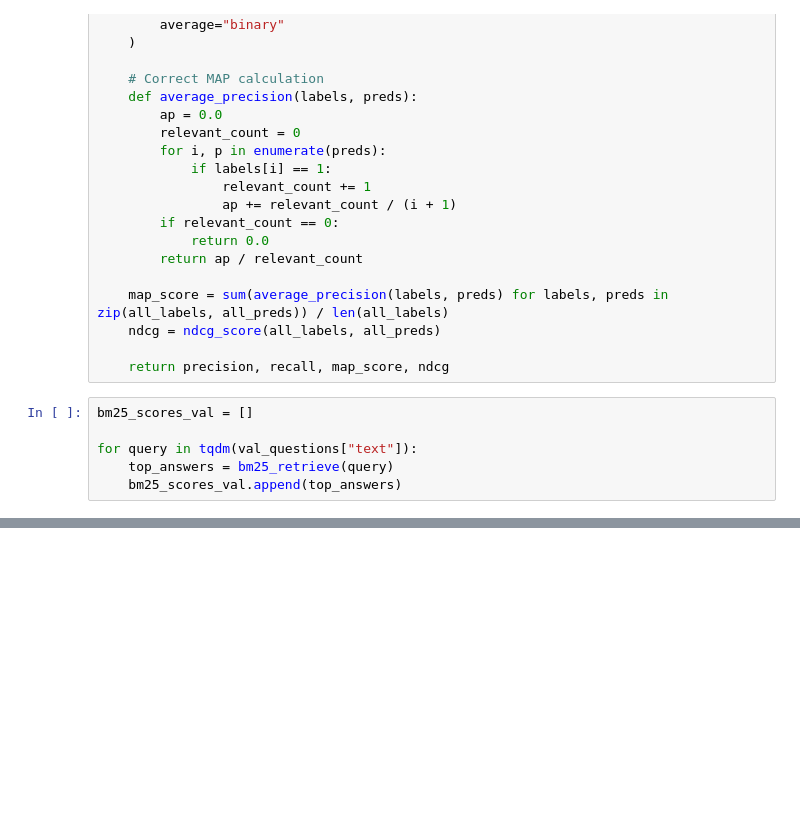
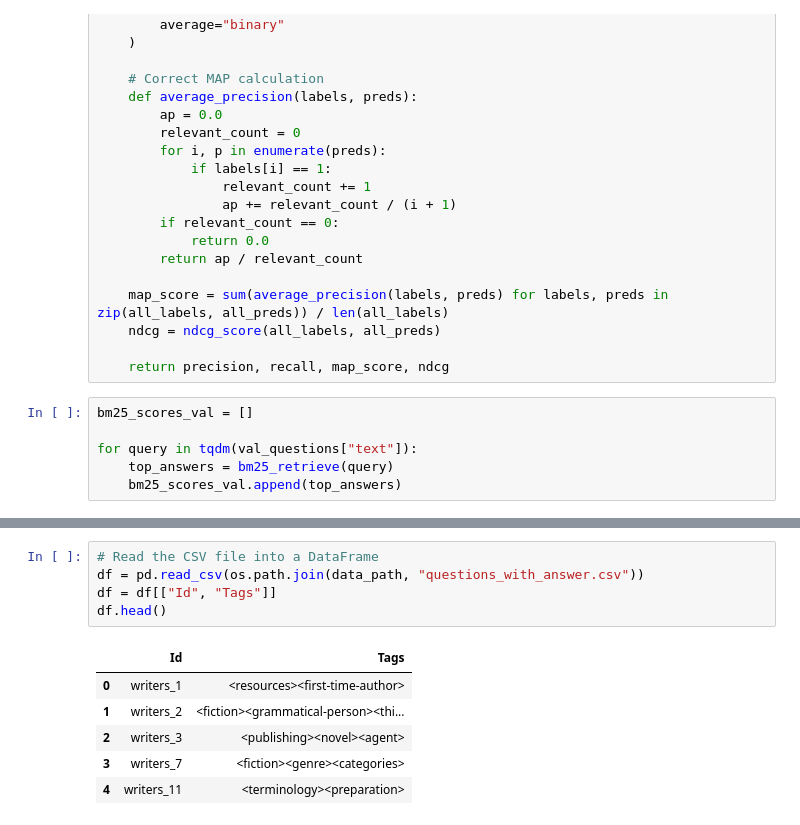
Before and after one commit to Matiin-heidari/personalized-information-retrieval, a Jupyter notebook: pir.ipynb, the cells around one changed output, grey strips where cells are left out. Cells and saved outputs as stored; diff of their text form; blank space fills up the shorter version.

```diff
--- a/pir.ipynb
+++ b/pir.ipynb
@@ -339,3 +332,15 @@ precision, recall, map_score, ndcg = evaluate_rerank_model(
 print(f"Precision: {precision:.4f}, Recall: {recall:.4f}, MAP: {map_score:.4f}, nDCG: {ndcg:.4f}")
 # %% [output]
 Precision: 0.8611, Recall: 0.7209, MAP: 0.7590, nDCG: 0.8202
+# %%
+# Read the CSV file into a DataFrame
+df = pd.read_csv(os.path.join(data_path, "questions_with_answer.csv"))
+df = df[["Id", "Tags"]]
+df.head()
+# %% [output]
+|  | Id | Tags |
+| 0 | writers_1 | <resources><first-time-author> |
+| 1 | writers_2 | <fiction><grammatical-person><thi... |
+| 2 | writers_3 | <publishing><novel><agent> |
+| 3 | writers_7 | <fiction><genre><categories> |
+| 4 | writers_11 | <terminology><preparation> |
```
Also changed, not shown: parts of 11 cells of this notebook.
